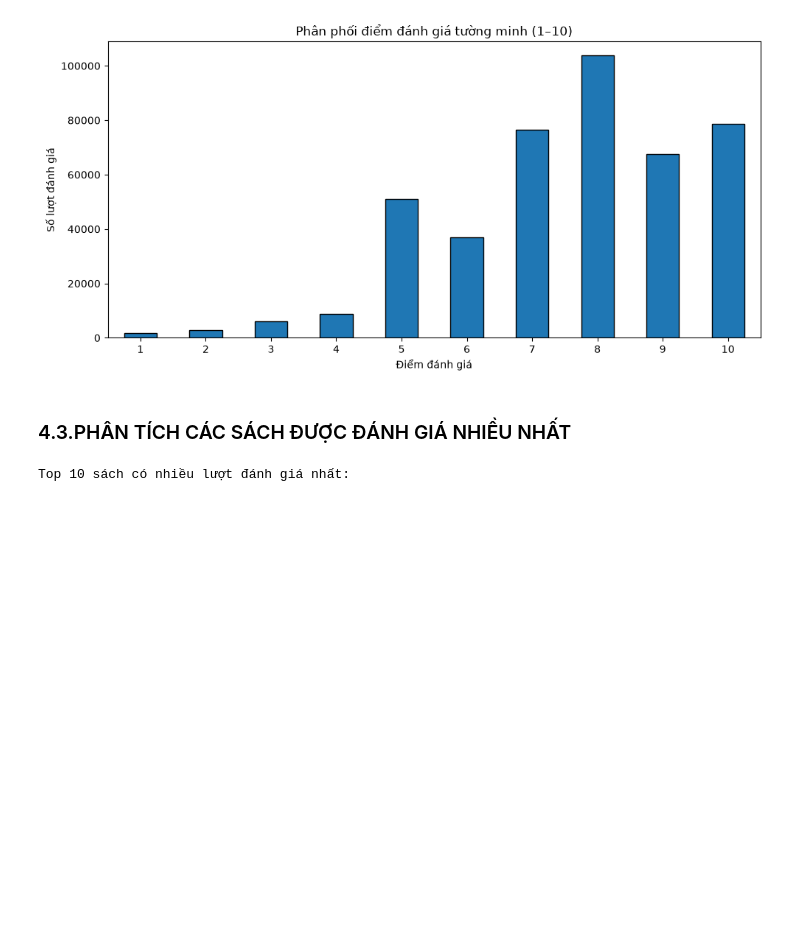
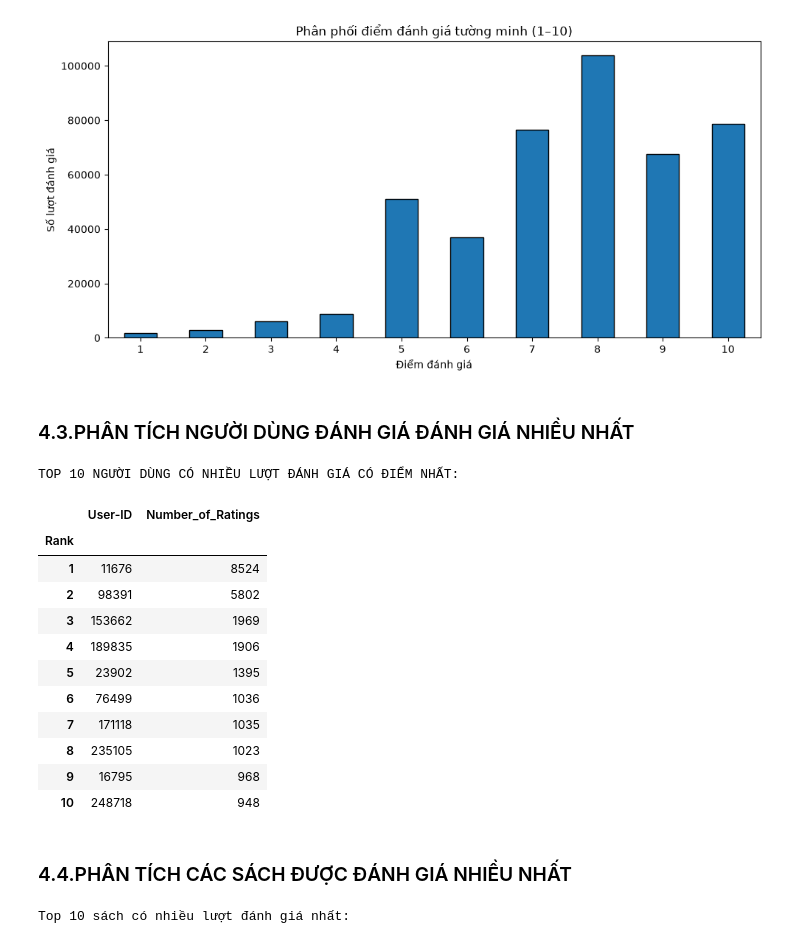
Before and after one commit to Bluenip/Data_analyst_python_midterm_project, a Jupyter notebook: mid_term_code.ipynb, the cells around one changed output. Saved outputs shown, nothing was run; the diff lists cells and outputs as text; code cells hidden in the pictures; blank space fills up the shorter version.

```diff
--- a/mid_term_code.ipynb
+++ b/mid_term_code.ipynb
@@ -349,8 +353,38 @@ Book-Rating
 10    18.13
 Name: proportion, dtype: float64
 [figure]
+# %% [markdown]
+### 4.3.PHÂN TÍCH NGƯỜI DÙNG ĐÁNH GIÁ ĐÁNH GIÁ NHIỀU NHẤT
+# %%
+# Chỉ giữ các lượt đánh giá có điểm từ 1 đến 10.
+# Book-Rating = 0 không được tính vì không phải điểm đánh giá rõ ràng.
+explicit_ratings = ratings_clean.loc[ratings_clean["Book-Rating"].between(1, 10)].copy()
+# Đếm số lượt đánh giá có điểm của từng người dùng.
+user_rating_counts = (explicit_ratings.groupby("User-ID").size().reset_index(name="Number_of_Ratings"))
+# Sắp xếp số lượt đánh giá từ cao xuống thấp và lấy 10 người dùng đầu tiên.
+top_10_users = (user_rating_counts.sort_values("Number_of_Ratings", ascending=False).head(10).reset_index(drop=True))
+# Đánh số thứ hạng từ 1 đến 10 để dễ theo dõi.
+top_10_users.index = top_10_users.index + 1
+top_10_users.index.name = "Rank"
+# Hiển thị bảng kết quả.
+print("TOP 10 NGƯỜI DÙNG CÓ NHIỀU LƯỢT ĐÁNH GIÁ CÓ ĐIỂM NHẤT:")
+display(top_10_users)
+# %% [output]
+TOP 10 NGƯỜI DÙNG CÓ NHIỀU LƯỢT ĐÁNH GIÁ CÓ ĐIỂM NHẤT:
+|  | User-ID | Number_of_Ratings |
+| Rank |  |  |
+| 1 | 11676 | 8524 |
+| 2 | 98391 | 5802 |
+| 3 | 153662 | 1969 |
+| 4 | 189835 | 1906 |
+| 5 | 23902 | 1395 |
+| 6 | 76499 | 1036 |
+| 7 | 171118 | 1035 |
+| 8 | 235105 | 1023 |
+| 9 | 16795 | 968 |
+| 10 | 248718 | 948 |
 # %% [markdown]
-### 4.3.PHÂN TÍCH CÁC SÁCH ĐƯỢC ĐÁNH GIÁ NHIỀU NHẤT
+### 4.4.PHÂN TÍCH CÁC SÁCH ĐƯỢC ĐÁNH GIÁ NHIỀU NHẤT
 # %%
 # Đếm số lượt đánh giá cho mỗi ISBN.
 # Kết quả thể hiện mức độ xuất hiện của sách trong bảng Ratings.
```
Also changed, not shown: parts of 8 cells of this notebook.
